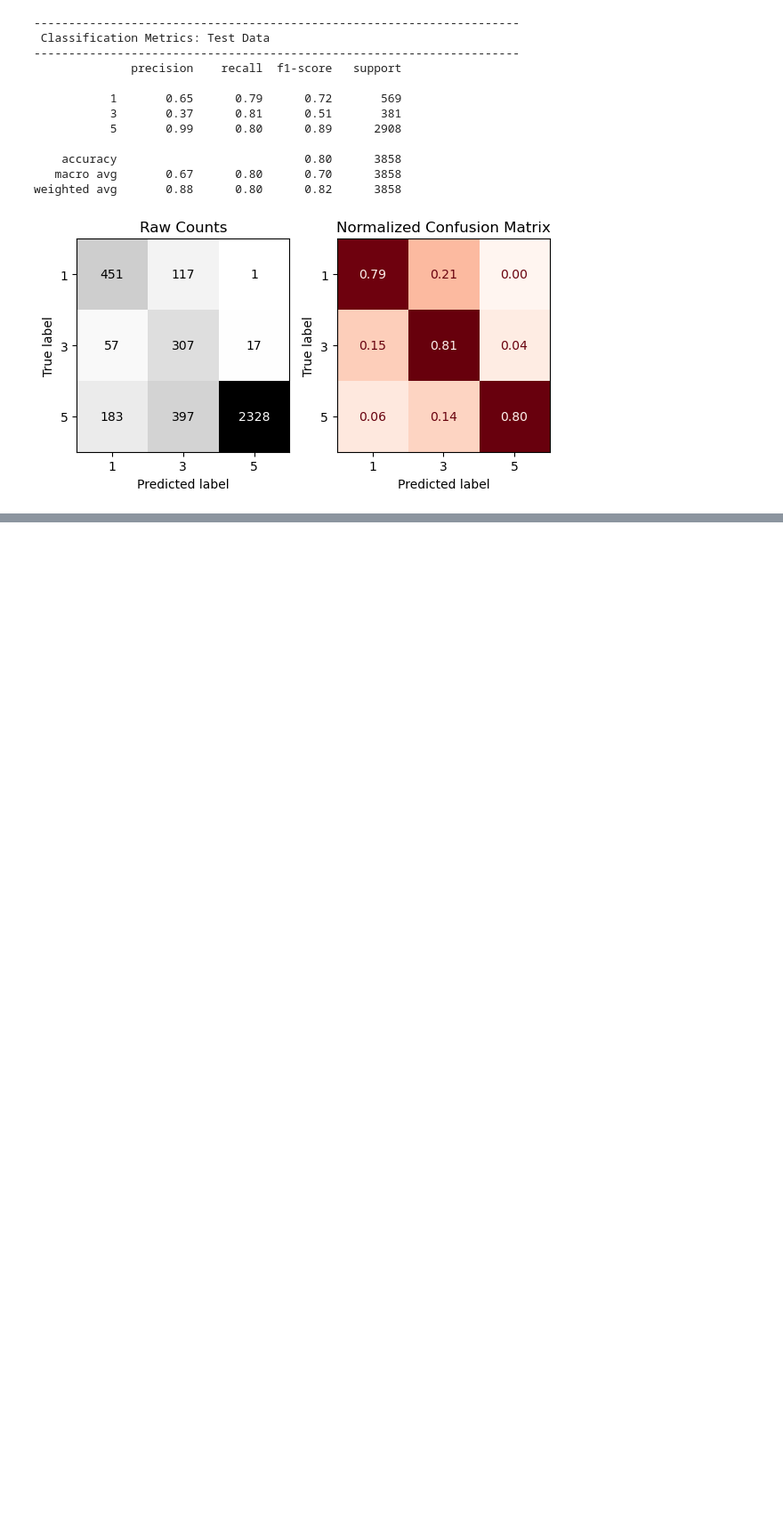
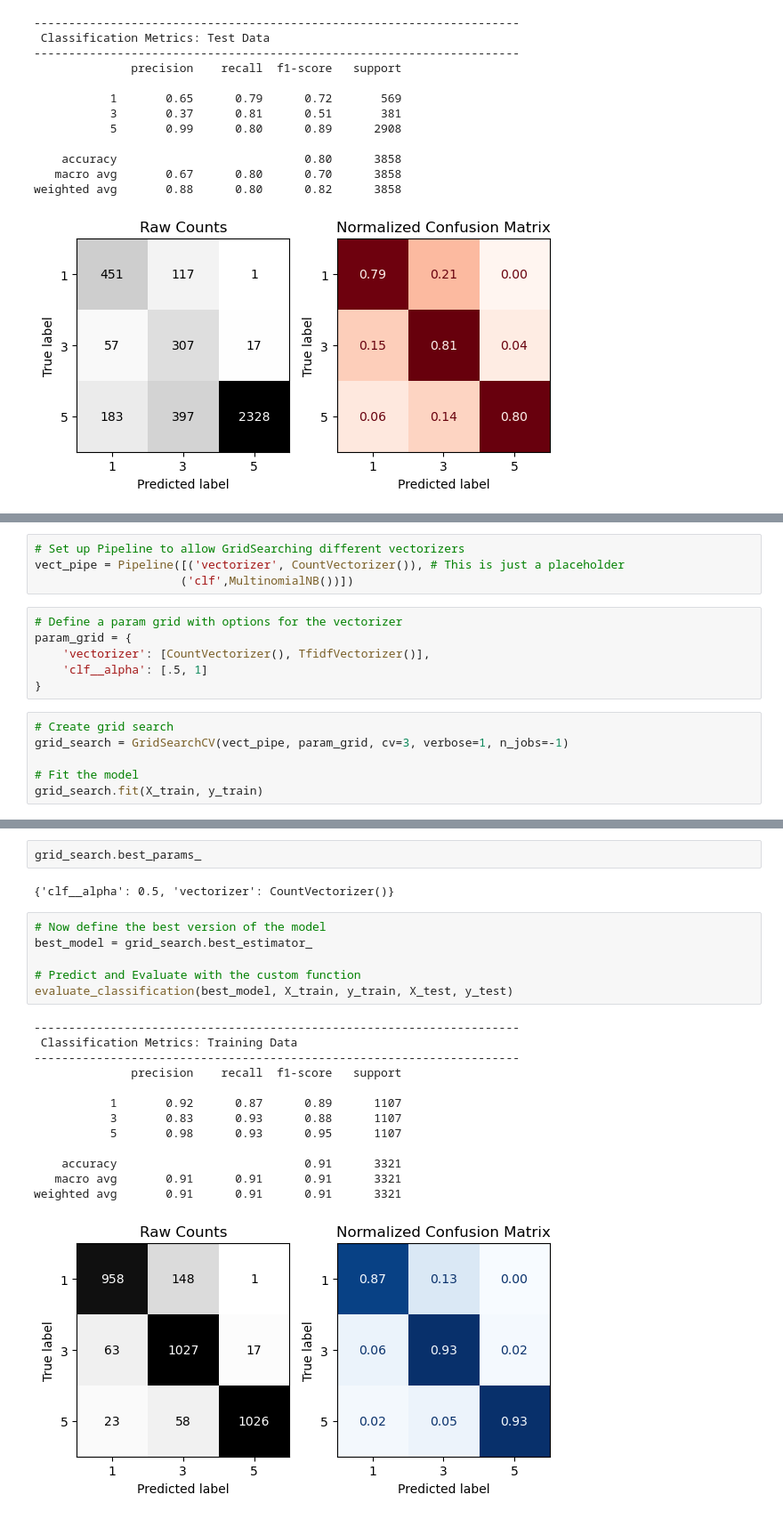
Before and after one commit to Rovidicus/Natural-Language-Processing, a Jupyter notebook: Text_Classification_w_Sklearn.ipynb, the cells around one changed output, grey strips where cells are left out. Shown at 89% size. Cells and saved outputs as stored; diff of their text form; blank space fills up the shorter version.

Commit message:
Did gridsearch tuning on 2017 news data

```diff
--- a/Text_Classification_w_Sklearn.ipynb
+++ b/Text_Classification_w_Sklearn.ipynb
@@ -485,0 +487,16 @@ weighted avg       0.88      0.80      0.82      3858
+# %%
+# Set up Pipeline to allow GridSearching different vectorizers
+vect_pipe = Pipeline([('vectorizer', CountVectorizer()), # This is just a placeholder
+                     ('clf',MultinomialNB())])
+# %%
+# Define a param grid with options for the vectorizer
+param_grid = {
+    'vectorizer': [CountVectorizer(), TfidfVectorizer()],
+    'clf__alpha': [.5, 1]
+}
+# %%
+# Create grid search
+grid_search = GridSearchCV(vect_pipe, param_grid, cv=3, verbose=1, n_jobs=-1)
+
+# Fit the model
+grid_search.fit(X_train, y_train)
@@ -485,0 +512,24 @@ weighted avg       0.88      0.80      0.82      3858
+# %%
+grid_search.best_params_
+# %% [output]
+{'clf__alpha': 0.5, 'vectorizer': CountVectorizer()}
+# %%
+# Now define the best version of the model
+best_model = grid_search.best_estimator_
+
+# Predict and Evaluate with the custom function
+evaluate_classification(best_model, X_train, y_train, X_test, y_test)
+# %% [output]
+----------------------------------------------------------------------
+ Classification Metrics: Training Data
+----------------------------------------------------------------------
+              precision    recall  f1-score   support
+
+           1       0.92      0.87      0.89      1107
+           3       0.83      0.93      0.88      1107
+           5       0.98      0.93      0.95      1107
+
+    accuracy                           0.91      3321
+   macro avg       0.91      0.91      0.91      3321
+weighted avg       0.91      0.91      0.91      3321
+[figure, added]
```
Also changed, not shown: parts of 28 cells of this notebook, 1 other file.
